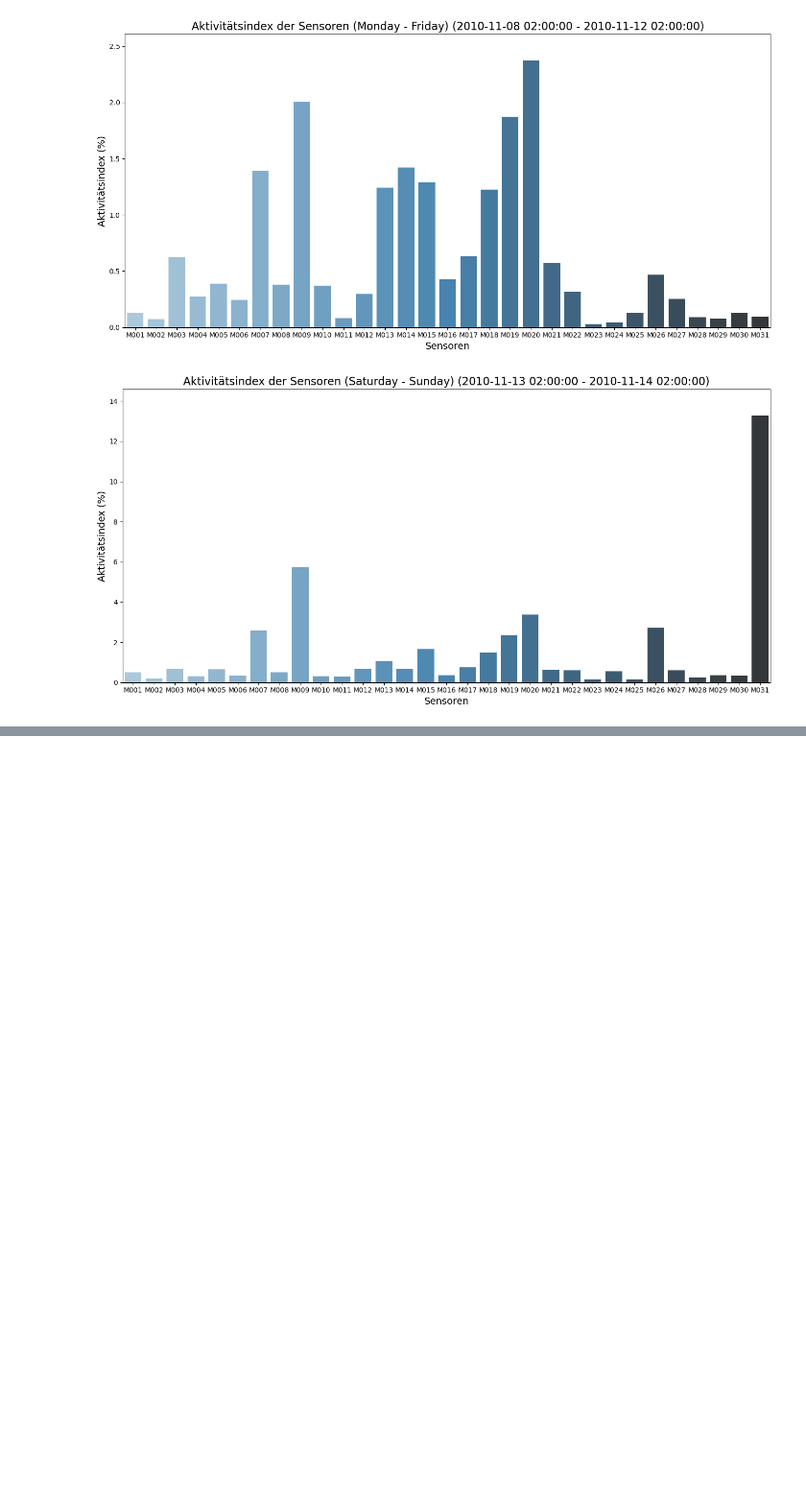
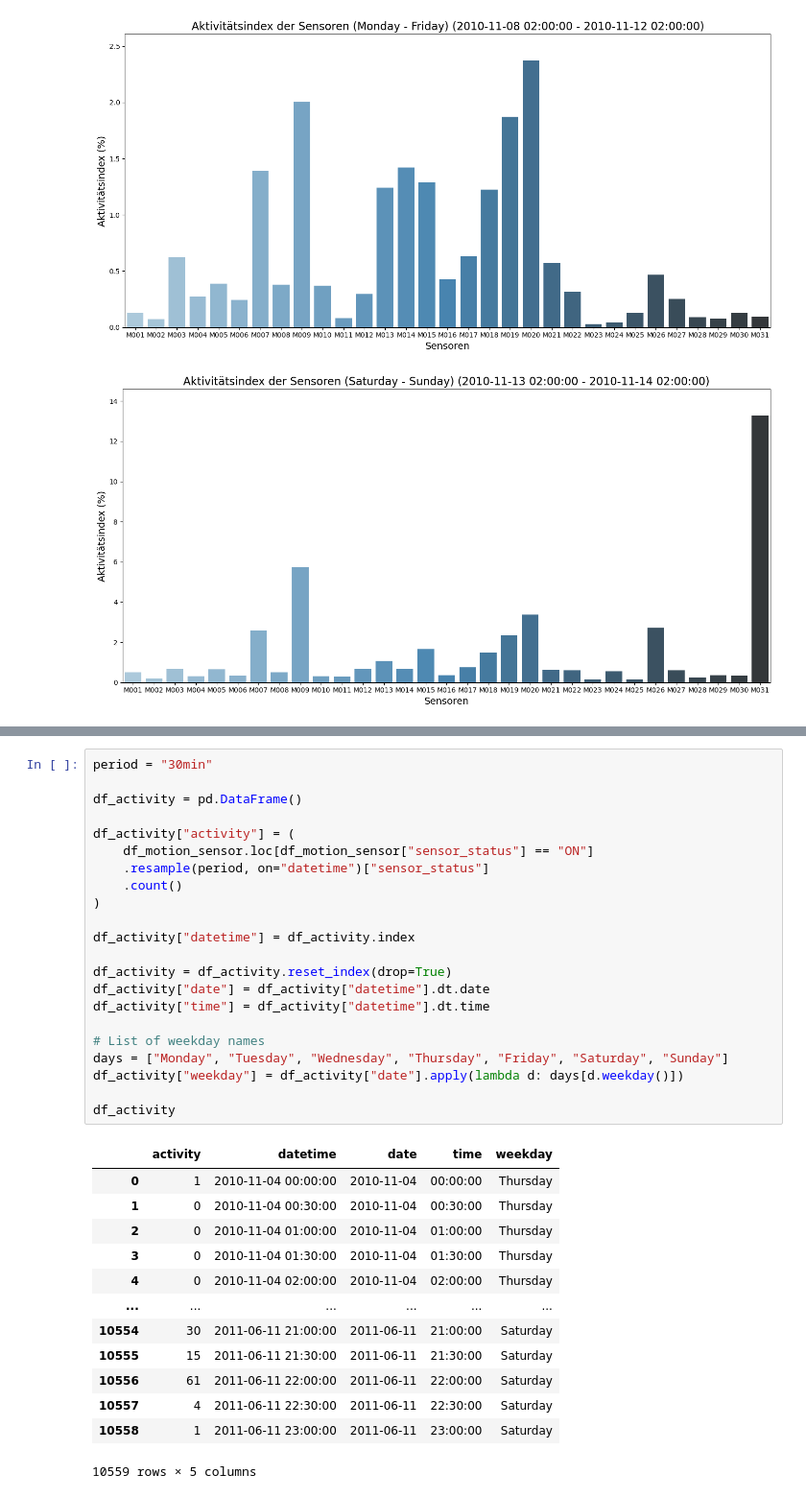
Before and after one commit to ddening/ambient-assisted-living, a Jupyter notebook: src/aruba_activity.ipynb, the cells around one changed output, grey strips where cells are left out. Shown: that part at 96% size. Drawn from its saved outputs; the diff is of its cells as text; blank space fills up the shorter version.

```diff
--- a/src/aruba_activity.ipynb
+++ b/src/aruba_activity.ipynb
@@ -433,0 +454,36 @@ plot_activity(df_motion_sensor, start_datetime, end_datetime)
+# %%
+period = "30min"
+
+df_activity = pd.DataFrame()
+
+df_activity["activity"] = (
+    df_motion_sensor.loc[df_motion_sensor["sensor_status"] == "ON"]
+    .resample(period, on="datetime")["sensor_status"]
+    .count()
+)
+
+df_activity["datetime"] = df_activity.index
+
+df_activity = df_activity.reset_index(drop=True)
+df_activity["date"] = df_activity["datetime"].dt.date
+df_activity["time"] = df_activity["datetime"].dt.time
+
+# List of weekday names
+days = ["Monday", "Tuesday", "Wednesday", "Thursday", "Friday", "Saturday", "Sunday"]
+df_activity["weekday"] = df_activity["date"].apply(lambda d: days[d.weekday()])
+
+df_activity
+# %% [output]
+|  | activity | datetime | date | time | weekday |
+| 0 | 1 | 2010-11-04 00:00:00 | 2010-11-04 | 00:00:00 | Thursday |
+| 1 | 0 | 2010-11-04 00:30:00 | 2010-11-04 | 00:30:00 | Thursday |
+| 2 | 0 | 2010-11-04 01:00:00 | 2010-11-04 | 01:00:00 | Thursday |
+| 3 | 0 | 2010-11-04 01:30:00 | 2010-11-04 | 01:30:00 | Thursday |
+| 4 | 0 | 2010-11-04 02:00:00 | 2010-11-04 | 02:00:00 | Thursday |
+| ... | ... | ... | ... | ... | ... |
+| 10554 | 30 | 2011-06-11 21:00:00 | 2011-06-11 | 21:00:00 | Saturday |
+| 10555 | 15 | 2011-06-11 21:30:00 | 2011-06-11 | 21:30:00 | Saturday |
+| 10556 | 61 | 2011-06-11 22:00:00 | 2011-06-11 | 22:00:00 | Saturday |
+| 10557 | 4 | 2011-06-11 22:30:00 | 2011-06-11 | 22:30:00 | Saturday |
+| 10558 | 1 | 2011-06-11 23:00:00 | 2011-06-11 | 23:00:00 | Saturday |
+10559 rows × 5 columns
```
Also changed, not shown: parts of 7 cells of this notebook.
